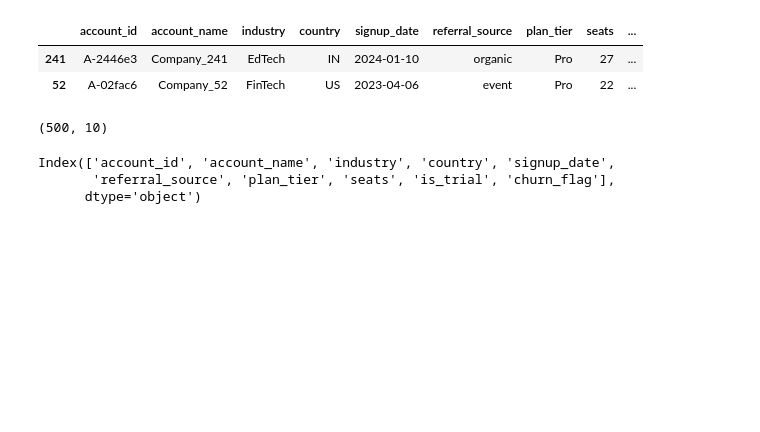
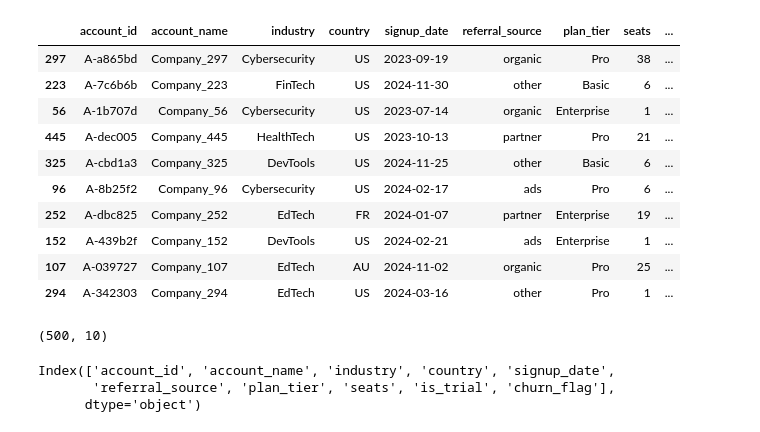
Before and after one commit to ShazanRafi/saas-churn-prediction, a Jupyter notebook: SaaS_Churning_Prediction.ipynb, the cells around one changed output. Saved outputs shown, nothing was run; the diff lists cells and outputs as text; code cells hidden in the pictures; blank space fills up the shorter version.

```diff
--- a/SaaS_Churning_Prediction.ipynb
+++ b/SaaS_Churning_Prediction.ipynb
@@ -10,11 +14,19 @@ fusage = pd.read_csv('ravenstack_feature_usage.csv')
 subscription = pd.read_csv('ravenstack_subscriptions.csv')
 support = pd.read_csv('ravenstack_support_tickets.csv')
 # %%
-accounts.sample(2)
+accounts.sample(10)
 # %% [output]
 |  | account_id | account_name | industry | country | signup_date | referral_source | plan_tier | seats | ... |
-| 241 | A-2446e3 | Company_241 | EdTech | IN | 2024-01-10 | organic | Pro | 27 | ... |
-| 52 | A-02fac6 | Company_52 | FinTech | US | 2023-04-06 | event | Pro | 22 | ... |
+| 297 | A-a865bd | Company_297 | Cybersecurity | US | 2023-09-19 | organic | Pro | 38 | ... |
+| 223 | A-7c6b6b | Company_223 | FinTech | US | 2024-11-30 | other | Basic | 6 | ... |
+| 56 | A-1b707d | Company_56 | Cybersecurity | US | 2023-07-14 | organic | Enterprise | 1 | ... |
+| 445 | A-dec005 | Company_445 | HealthTech | US | 2023-10-13 | partner | Pro | 21 | ... |
+| 325 | A-cbd1a3 | Company_325 | DevTools | US | 2024-11-25 | other | Basic | 6 | ... |
+| 96 | A-8b25f2 | Company_96 | Cybersecurity | US | 2024-02-17 | ads | Pro | 6 | ... |
+| 252 | A-dbc825 | Company_252 | EdTech | FR | 2024-01-07 | partner | Enterprise | 19 | ... |
+| 152 | A-439b2f | Company_152 | DevTools | US | 2024-02-21 | ads | Enterprise | 1 | ... |
+| 107 | A-039727 | Company_107 | EdTech | AU | 2024-11-02 | organic | Pro | 25 | ... |
+| 294 | A-342303 | Company_294 | EdTech | US | 2024-03-16 | other | Pro | 1 | ... |
 # %%
 accounts.shape
 # %% [output]
```
Also changed, not shown: parts of 31 cells of this notebook.
